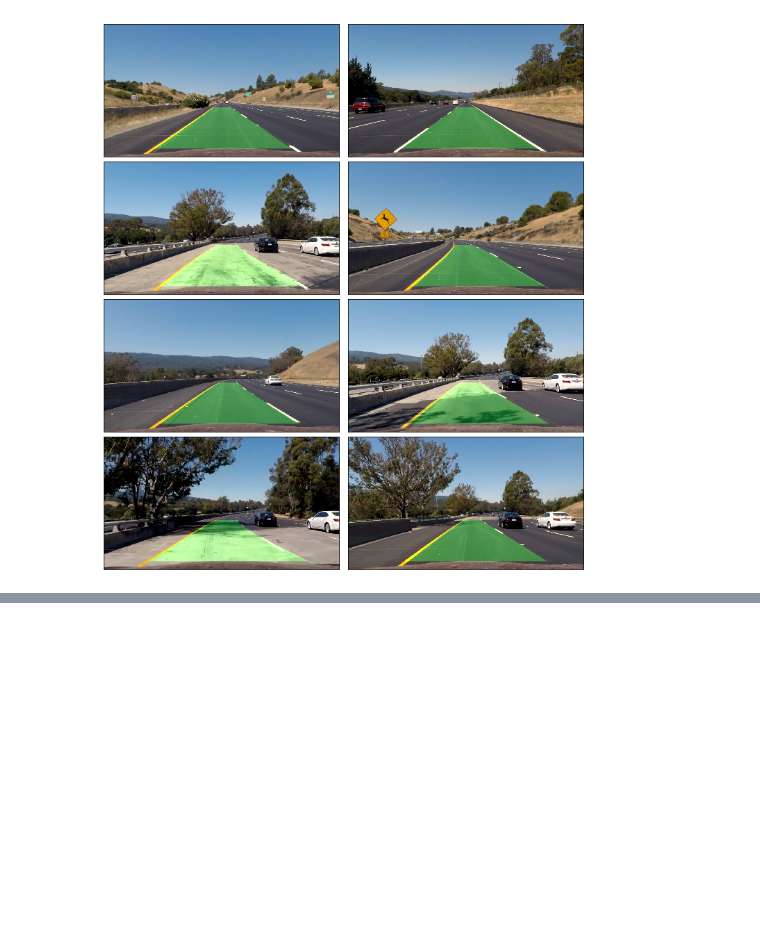
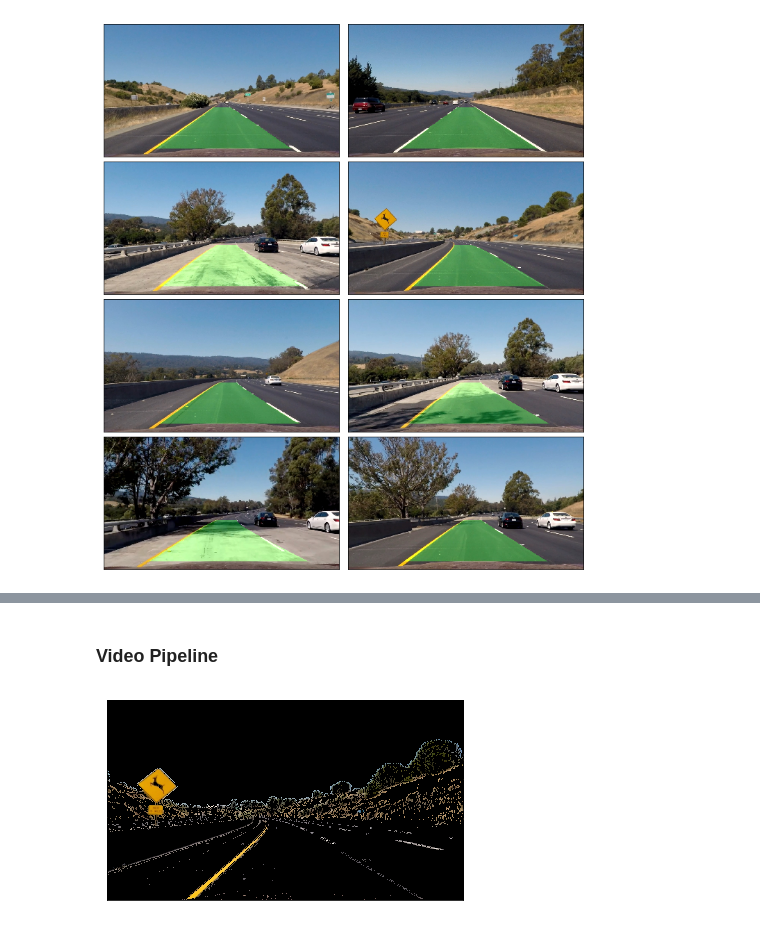
Before and after one commit to timothyta12/Advanced-Lane-Lines, a Jupyter notebook: Advanced_Lane_Detection.ipynb, the cells around one changed output, grey strips where cells are left out. Drawn from its saved outputs; the diff is of its cells as text; code cells hidden in the pictures; blank space fills up the shorter version.

Commit message:
Added Video Pipeline

```diff
--- a/Advanced_Lane_Detection.ipynb
+++ b/Advanced_Lane_Detection.ipynb
@@ -137,8 +137,8 @@ show_images(threshold, cmap="gray")
 # %% [markdown]
 ### Perspective Transform
 # %%
-def get_perspective_matrices(img):
-    img_size = (img.shape[1], img.shape[0])
+def get_perspective_matrices():
+    img_size = (1280, 720)
     # Offset of left/right sides
     offset = 300
     # Pixels of the image assumed to represent a straight line
@@ -157,7 +157,7 @@ def birds_eye_view(img, M):
     warped = cv2.warpPerspective(img, M, img_size, flags=cv2.INTER_LINEAR)
     return warped
 # %%
-M, Minv = get_perspective_matrices(threshold[0])
+M, Minv = get_perspective_matrices()
 # %%
 warped = [birds_eye_view(img, M) for img in threshold]
 # %%
@@ -295,7 +295,7 @@ show_images(result)
 # %% [output]
 [figure]
 # %%
-def fit_polynomial(binary_warped, xm_per_pix=3.7/700, ym_per_pix=30/720):
+def fit_polynomial_real(binary_warped, xm_per_pix=3.7/700, ym_per_pix=30/720):
     # Find lane pixels
     leftx, lefty, rightx, righty, out_img = find_lane_pixels(binary_warped)
 
@@ -309,0 +336,40 @@ def fit_polynomial(binary_warped, xm_per_pix=3.7/700, ym_per_pix=30/720):
+# %% [markdown]
+### Video Pipeline
+# %%
+class LaneLineDetector:
+    def __init__(self):
+
+        self.M, self.Minv = get_perspective_matrices()
+
+    def process(self, img):
+        img = np.copy(img)
+
+        kernel_size = 5
+        sobel_thresholds = (20, 100)
+        hls_thresholds = ((0,255),(0,255),(150,255))
+
+        undistorted = cv2.undistort(img, self.mtx, self.dist, None, self.mtx)
+        blur = cv2.GaussianBlur(undistorted, (kernel_size, kernel_size), 0)
+        sobel_mask = sobelx_select(blur, sobel_thresholds)
+        hls_mask = hls_select(blur, h=hls_thresholds[0], l=hls_thresholds[1], s=hls_thresholds[2])
+        threshold = apply_masks_or(blur, [sobel_mask, hls_mask])
+        gray_threshold = grayscale(threshold)
+        warped_binary = birds_eye_view(gray_threshold, M)
+        left_fit, right_fit, ploty = fit_polynomial(warped_binary)
+        lane_warped = draw_lane(warped_binary, left_fit, right_fit, ploty)
+        lane_overlay = unwarp(lane_warped, Minv)
+        unwarped_annotated = cv2.addWeighted(undistorted, 1, lane_overlay, 0.3, 0)
+
+        return threshold
+
+    def calibrate(self, images):
+        self.ret, self.mtx, self.dist, self.rvecs, self.tvecs = calibrate_camera(images)
+
+detector = LaneLineDetector()
+calibration_images = [plt.imread(name) for name in glob.glob("camera_cal/*.jpg")]
+detector.calibrate(calibration_images)
+# %%
+i=detector.process(test_images[3])
+show_images([i])
+# %% [output]
+[figure, added]
```
Also changed, not shown: parts of 8 cells of this notebook.
